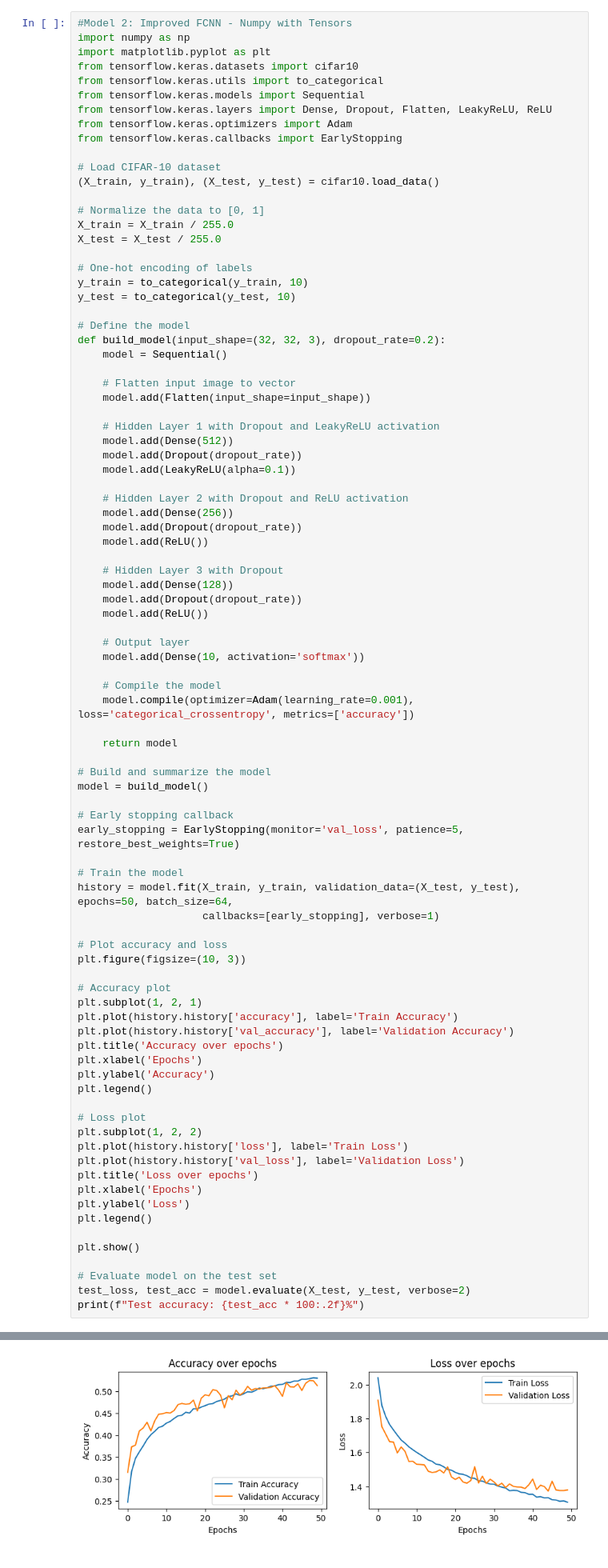
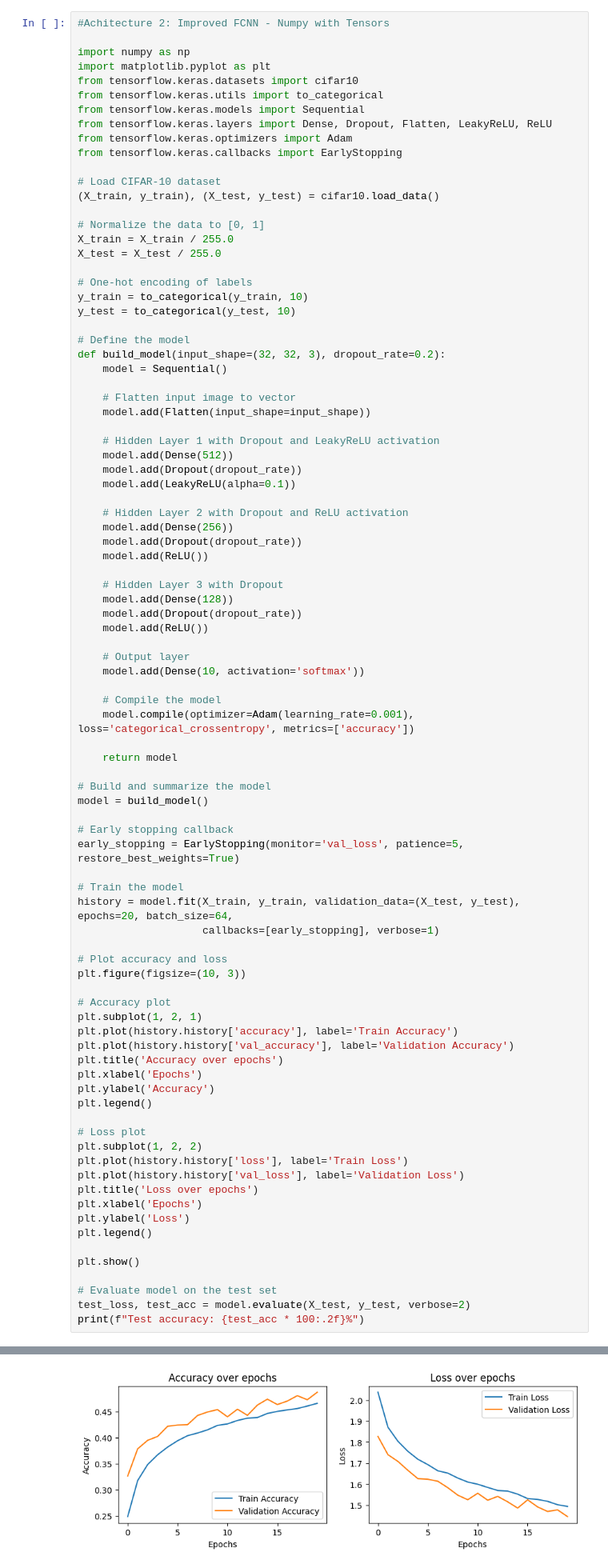
Before and after one commit to datascientist-ld1981/ComparativeStudy_Numpy_Tensor_DL, a Jupyter notebook: Numpy_to_Tensors_for_Image_Classification.ipynb, the cells around one changed output, grey strips where cells are left out. Shown at 80% size. Cells and saved outputs as stored; diff of their text form.

```diff
--- a/Numpy_to_Tensors_for_Image_Classification.ipynb
+++ b/Numpy_to_Tensors_for_Image_Classification.ipynb
@@ -206,5 +425,6 @@ Final Test Accuracy: 10.00%
 # %%
-#Model 2: Improved FCNN - Numpy with Tensors
+#Achitecture 2: Improved FCNN - Numpy with Tensors
+
 import numpy as np
 import matplotlib.pyplot as plt
 from tensorflow.keras.datasets import cifar10
@@ -262,7 +482,7 @@ model = build_model()
 early_stopping = EarlyStopping(monitor='val_loss', patience=5, restore_best_weights=True)
 
 # Train the model
-history = model.fit(X_train, y_train, validation_data=(X_test, y_test), epochs=50, batch_size=64,
+history = model.fit(X_train, y_train, validation_data=(X_test, y_test), epochs=20, batch_size=64,
                     callbacks=[early_stopping], verbose=1)
 
 # Plot accuracy and loss
@@ -312 +532 @@ Epoch 50/50
-[figure, old version]
+[figure, new version]
```
Also changed, not shown: parts of 12 cells of this notebook.
